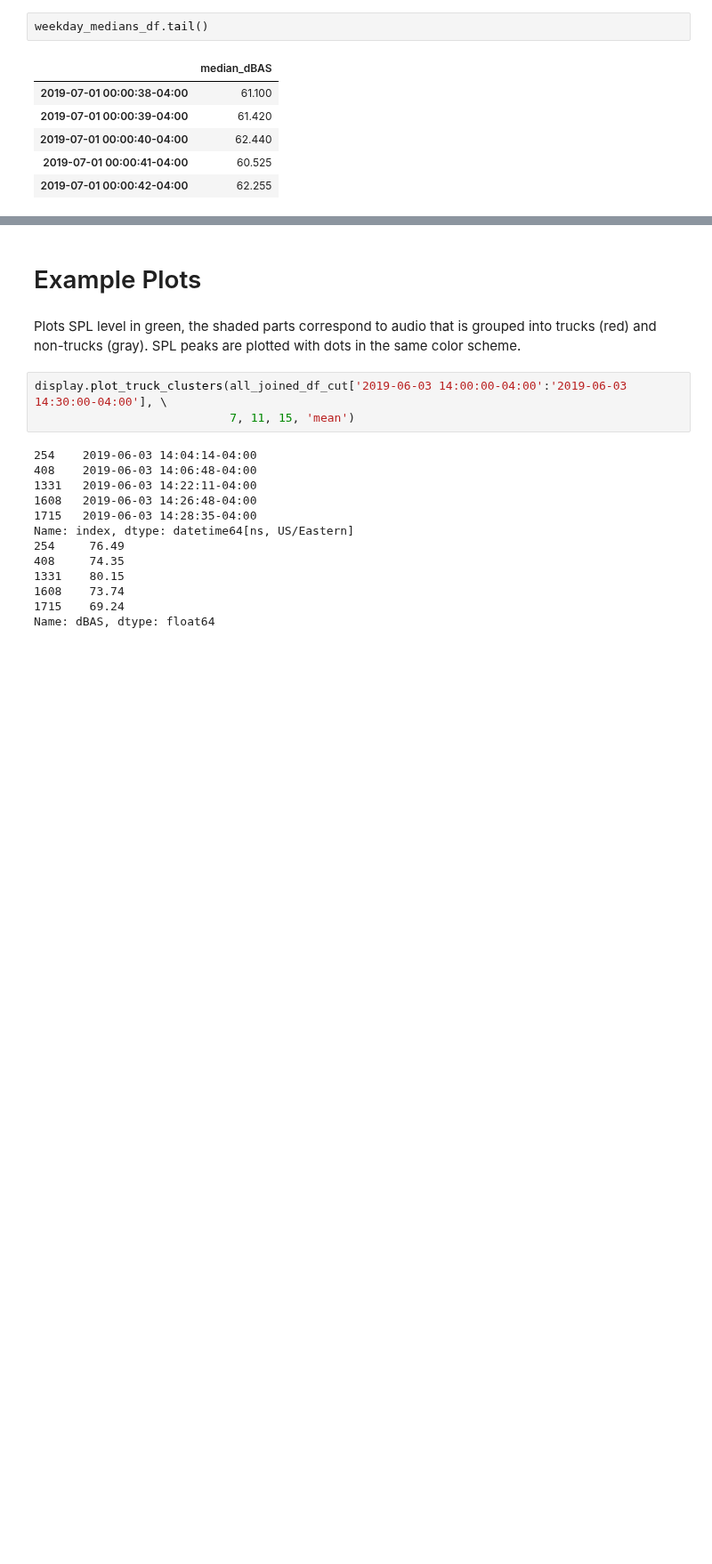
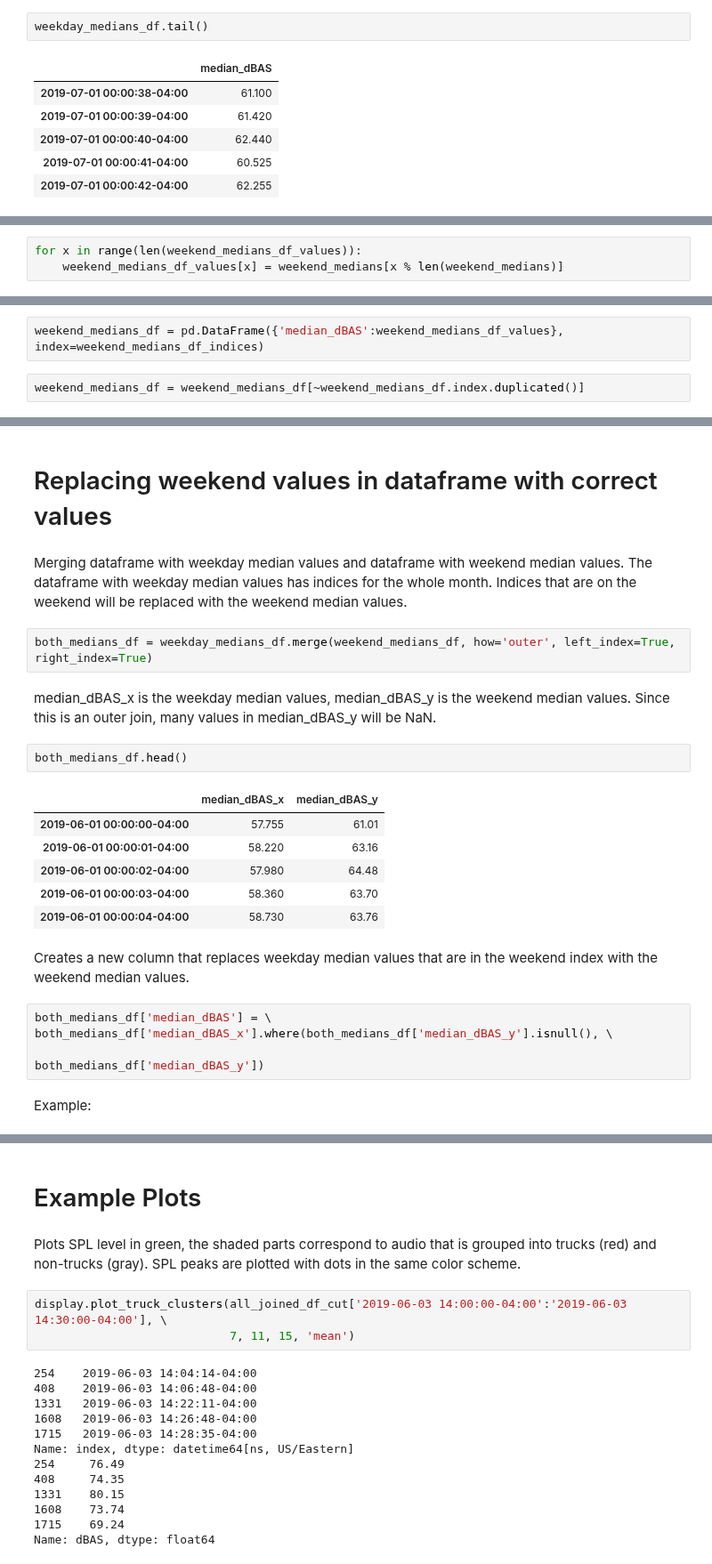
Before and after one commit to marin-hyatt/public-redhook-analysis, a Jupyter notebook: notebooks/Example.ipynb, the cells around one changed output, grey strips where cells are left out. Shown at 89% size. Saved outputs shown, nothing was run; the diff lists cells and outputs as text; blank space fills up the shorter version.

Commit message:
Started example notebook, demonstrating with modules

```diff
--- a/notebooks/Example.ipynb
+++ b/notebooks/Example.ipynb
@@ -302,0 +325,3 @@ weekday_medians_df.tail()
+# %%
+for x in range(len(weekend_medians_df_values)):
+    weekend_medians_df_values[x] = weekend_medians[x % len(weekend_medians)]
@@ -302,0 +334,4 @@ weekday_medians_df.tail()
+# %%
+weekend_medians_df = pd.DataFrame({'median_dBAS':weekend_medians_df_values}, index=weekend_medians_df_indices)
+# %%
+weekend_medians_df = weekend_medians_df[~weekend_medians_df.index.duplicated()]
@@ -302,0 +347,25 @@ weekday_medians_df.tail()
+# %% [markdown]
+# Replacing weekend values in dataframe with correct values
+# %% [markdown]
+Merging dataframe with weekday median values and dataframe with weekend median values. The dataframe with weekday median values has indices for the whole month. Indices that are on the weekend will be replaced with the weekend median values.
+# %%
+both_medians_df = weekday_medians_df.merge(weekend_medians_df, how='outer', left_index=True, right_index=True)
+# %% [markdown]
+median_dBAS_x is the weekday median values, median_dBAS_y is the weekend median values. Since this is an outer join, many values in median_dBAS_y will be NaN.
+# %%
+both_medians_df.head()
+# %% [output]
+|  | median_dBAS_x | median_dBAS_y |
+| 2019-06-01 00:00:00-04:00 | 57.755 | 61.01 |
+| 2019-06-01 00:00:01-04:00 | 58.220 | 63.16 |
+| 2019-06-01 00:00:02-04:00 | 57.980 | 64.48 |
+| 2019-06-01 00:00:03-04:00 | 58.360 | 63.70 |
+| 2019-06-01 00:00:04-04:00 | 58.730 | 63.76 |
+# %% [markdown]
+Creates a new column that replaces weekday median values that are in the weekend index with the weekend median values.
+# %%
+both_medians_df['median_dBAS'] = \
+both_medians_df['median_dBAS_x'].where(both_medians_df['median_dBAS_y'].isnull(), \
+                                                                              both_medians_df['median_dBAS_y'])
+# %% [markdown]
+Example:
```
Also changed, not shown: parts of 22 cells of this notebook, 1 other file.
